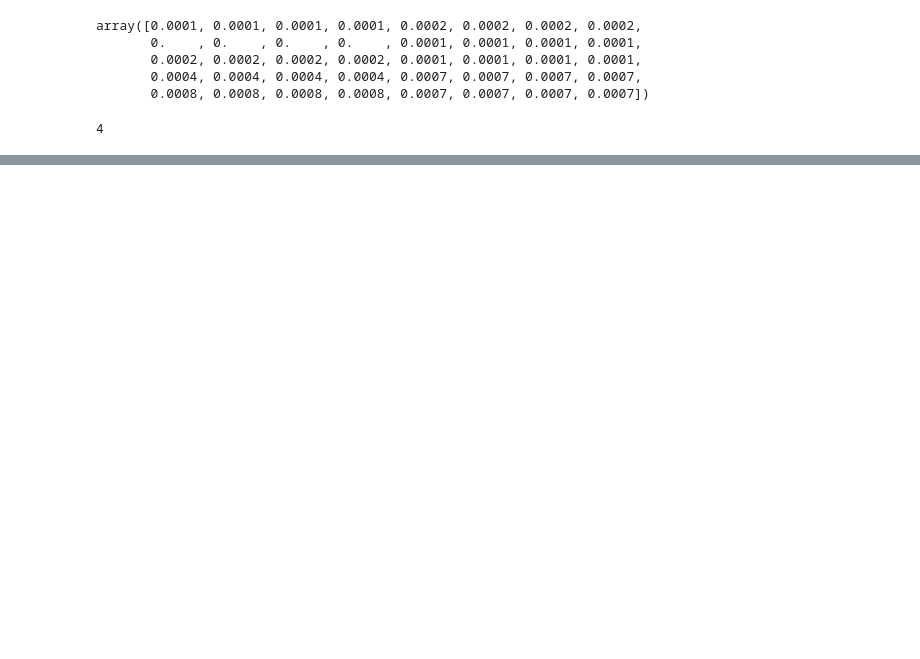
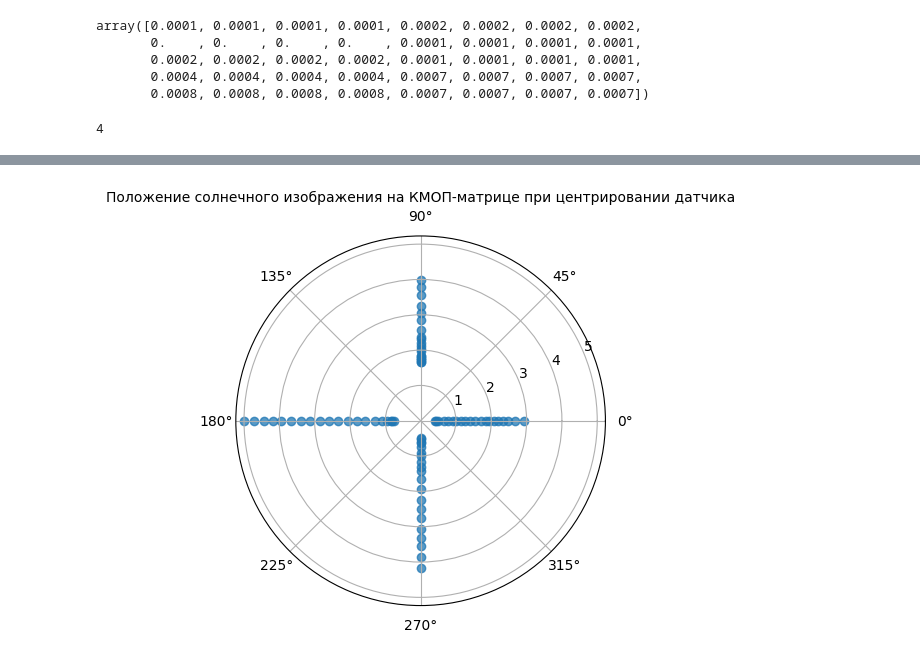
Before and after one commit to functiod/Calibrator, a Jupyter notebook: dsg/calibrator/data_processing/test.ipynb, the cells around one changed output, grey strips where cells are left out. Saved outputs shown, nothing was run; the diff lists cells and outputs as text; code cells hidden in the pictures; blank space fills up the shorter version.

```diff
--- a/dsg/calibrator/data_processing/test.ipynb
+++ b/dsg/calibrator/data_processing/test.ipynb
@@ -242,0 +257,12 @@ plt.show()
+# %%
+df
+x: np.ndarray = df['x sens'].to_numpy() - 235
+y: np.ndarray = df['y sens'].to_numpy() - 248
+azim: np.ndarray = df['azimuth angle'].to_numpy()
+fig = plt.figure()
+ax = fig.add_subplot(projection='polar')
+ax.scatter(azim/180 * np.pi, np.sqrt(x**2 + y**2), alpha=0.75)
+ax.set_title('Положение солнечного изображения на КМОП-матрице при центрировании датчика', {'fontsize' : 10})
+plt.show()
+# %% [output]
+[figure, added]
```
Also changed, not shown: parts of 5 cells of this notebook, 1 other file.
